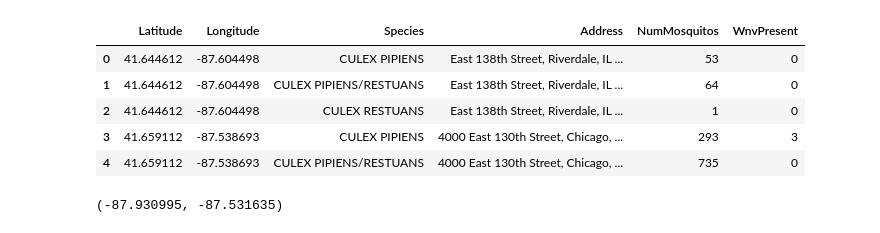
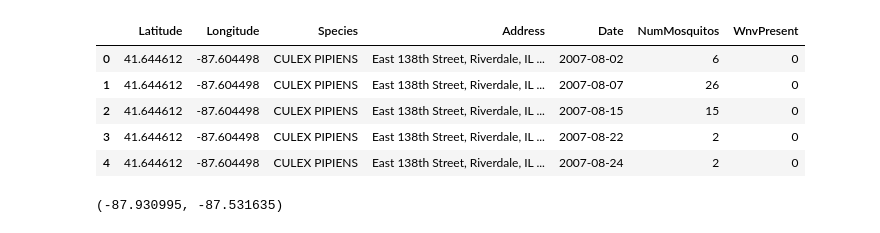
Before and after one commit to austinlasseter/West_Nile_Virus_032108, a Jupyter notebook: John/WNVdataformating.ipynb, the cells around one changed output. Saved outputs shown, nothing was run; the diff lists cells and outputs as text; code cells hidden in the pictures.

```diff
--- a/John/WNVdataformating.ipynb
+++ b/John/WNVdataformating.ipynb
@@ -30,17 +30,17 @@ train, test = train_test_split(df_base, test_size =0.20, random_state=42)
 
 mdf = train.groupby(['Latitude', 'Longitude','Date','Species'])[['NumMosquitos']].sum()
 # %%
-tdf = train.groupby(['Latitude', 'Longitude','Species', 'Address'], sort=True,
+tdf = train.groupby(['Latitude', 'Longitude','Species', 'Address', 'Date'], sort=True,
                  as_index = True)[['NumMosquitos', 'WnvPresent']].sum().reset_index()
 
 tdf.head()
 # %% [output]
-|  | Latitude | Longitude | Species | Address | NumMosquitos | WnvPresent |
-| 0 | 41.644612 | -87.604498 | CULEX PIPIENS | East 138th Street, Riverdale, IL ... | 53 | 0 |
-| 1 | 41.644612 | -87.604498 | CULEX PIPIENS/RESTUANS | East 138th Street, Riverdale, IL ... | 64 | 0 |
-| 2 | 41.644612 | -87.604498 | CULEX RESTUANS | East 138th Street, Riverdale, IL ... | 1 | 0 |
-| 3 | 41.659112 | -87.538693 | CULEX PIPIENS | 4000 East 130th Street, Chicago, ... | 293 | 3 |
-| 4 | 41.659112 | -87.538693 | CULEX PIPIENS/RESTUANS | 4000 East 130th Street, Chicago, ... | 735 | 0 |
+|  | Latitude | Longitude | Species | Address | Date | NumMosquitos | WnvPresent |
+| 0 | 41.644612 | -87.604498 | CULEX PIPIENS | East 138th Street, Riverdale, IL ... | 2007-08-02 | 6 | 0 |
+| 1 | 41.644612 | -87.604498 | CULEX PIPIENS | East 138th Street, Riverdale, IL ... | 2007-08-07 | 26 | 0 |
+| 2 | 41.644612 | -87.604498 | CULEX PIPIENS | East 138th Street, Riverdale, IL ... | 2007-08-15 | 15 | 0 |
+| 3 | 41.644612 | -87.604498 | CULEX PIPIENS | East 138th Street, Riverdale, IL ... | 2007-08-22 | 2 | 0 |
+| 4 | 41.644612 | -87.604498 | CULEX PIPIENS | East 138th Street, Riverdale, IL ... | 2007-08-24 | 2 | 0 |
 # %%
 import folium
 from folium import plugins
```
Also changed, not shown: parts of 13 cells of this notebook, 1 other file.
